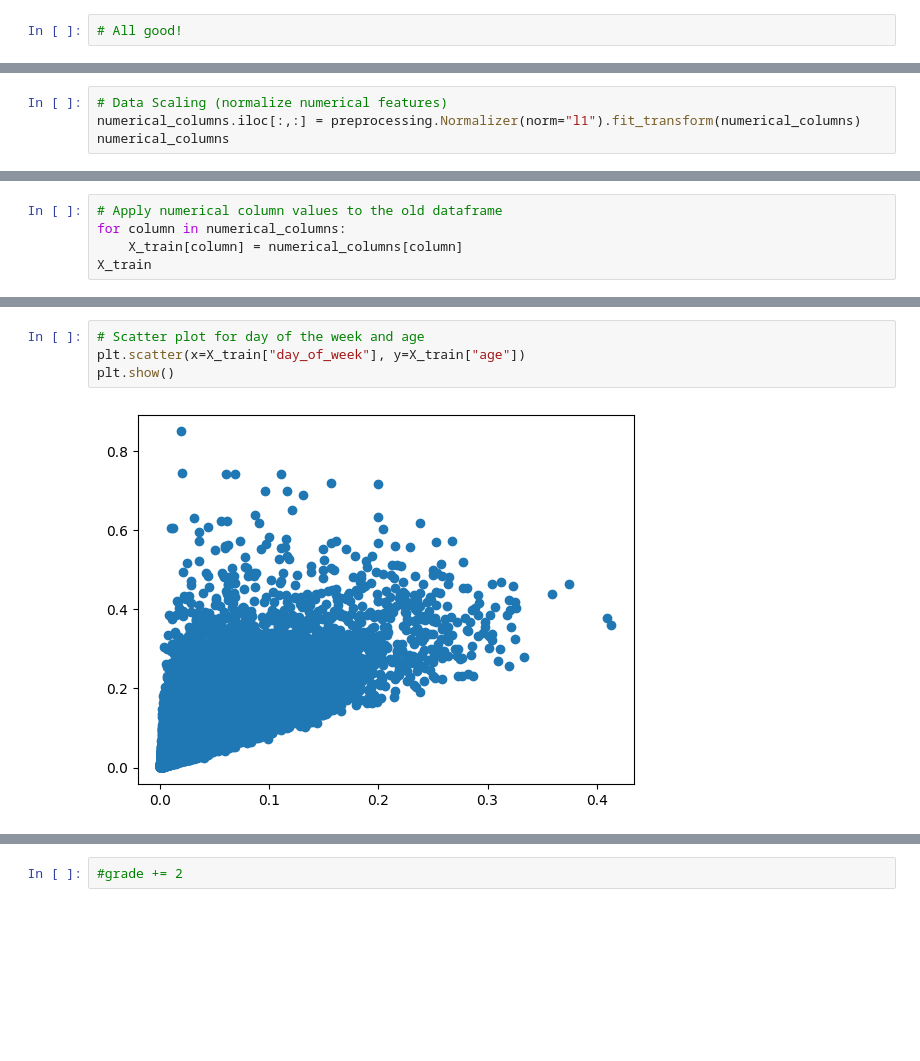
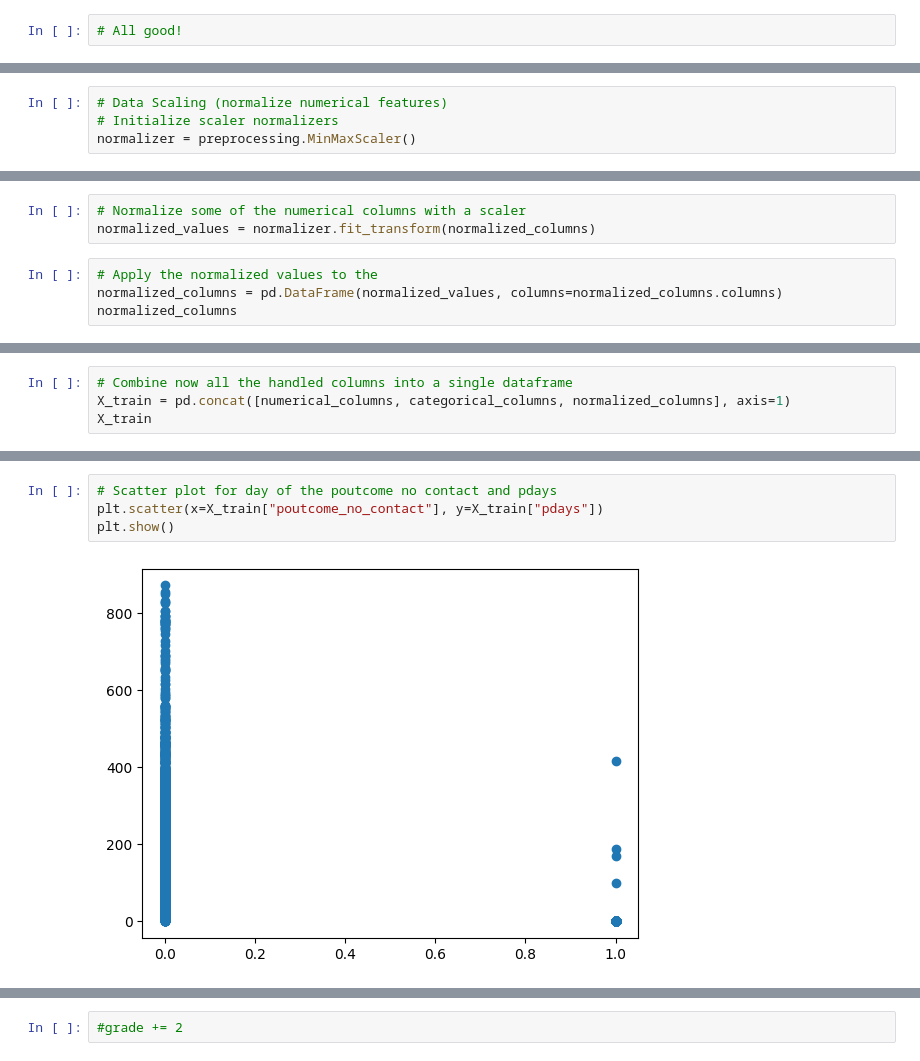
Before and after one commit to MikaVilpo/TUAS-IntroDataAndAI, a Jupyter notebook: DEAI_Assignment 1.ipynb, the cells around one changed output, grey strips where cells are left out. Cells and saved outputs as stored; diff of their text form; blank space fills up the shorter version.

Commit message:
More fixes to the data handling

```diff
--- a/DEAI_Assignment 1.ipynb
+++ b/DEAI_Assignment 1.ipynb
@@ -439,4 +579,4 @@ X_test
 # %%
 # Data Scaling (normalize numerical features)
-numerical_columns.iloc[:,:] = preprocessing.Normalizer(norm="l1").fit_transform(numerical_columns)
-numerical_columns
+# Initialize scaler normalizers
+normalizer = preprocessing.MinMaxScaler()
@@ -483,0 +583,7 @@ numerical_columns_test
+# %%
+# Normalize some of the numerical columns with a scaler
+normalized_values = normalizer.fit_transform(normalized_columns)
+# %%
+# Apply the normalized values to the
+normalized_columns = pd.DataFrame(normalized_values, columns=normalized_columns.columns)
+normalized_columns
@@ -484,6 +612,5 @@ numerical_columns_test
 # %%
-# Apply numerical column values to the old dataframe
-for column in numerical_columns:
-    X_train[column] = numerical_columns[column]
+# Combine now all the handled columns into a single dataframe
+X_train = pd.concat([numerical_columns, categorical_columns, normalized_columns], axis=1)
 X_train
 # %% [output]
@@ -544,8 +650,8 @@ Text(0.5, 1.0, 'Correlation Matrix')
 # %%
-# Scatter plot for day of the week and age
-plt.scatter(x=X_train["day_of_week"], y=X_train["age"])
+# Scatter plot for day of the poutcome no contact and pdays
+plt.scatter(x=X_train["poutcome_no_contact"], y=X_train["pdays"])
 plt.show()
 # %% [output]
-[figure, old version]
+[figure, new version]
 # %%
 # Scatter plot for campaign and age
```
Also changed, not shown: parts of 29 cells of this notebook.
